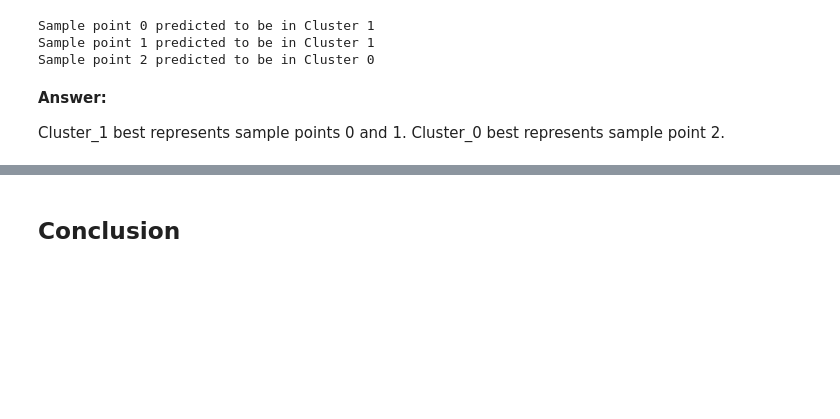
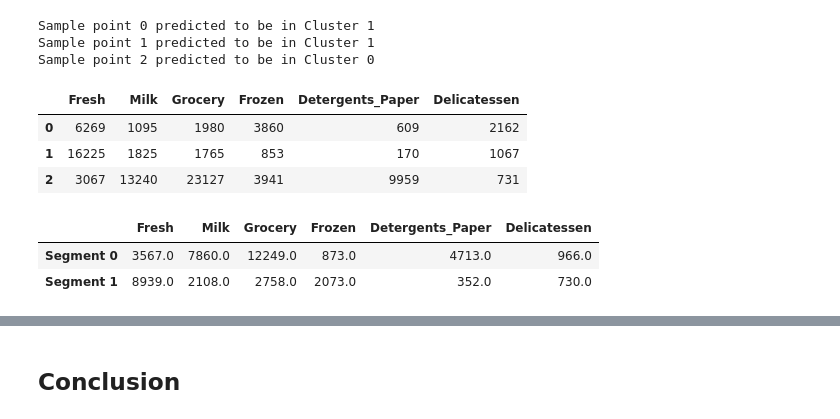
Before and after one commit to rachida-sghr/machine-learning, a Jupyter notebook: projects/customer_segments/customer_segments.ipynb, the cells around one changed output, grey strips where cells are left out. Cells and saved outputs as stored; diff of their text form; code cells hidden in the pictures; blank space fills up the shorter version.

```diff
--- a/projects/customer_segments/customer_segments.ipynb
+++ b/projects/customer_segments/customer_segments.ipynb
@@ -589,7 +624,14 @@ for i, pred in enumerate(sample_preds):
 Sample point 0 predicted to be in Cluster 1
 Sample point 1 predicted to be in Cluster 1
 Sample point 2 predicted to be in Cluster 0
-# %% [markdown]
-**Answer:**
-
-Cluster_1 best represents sample points 0 and 1. Cluster_0 best represents sample point 2.
+# %%
+display(samples)
+display(true_centers)
+# %% [output]
+|  | Fresh | Milk | Grocery | Frozen | Detergents_Paper | Delicatessen |
+| 0 | 6269 | 1095 | 1980 | 3860 | 609 | 2162 |
+| 1 | 16225 | 1825 | 1765 | 853 | 170 | 1067 |
+| 2 | 3067 | 13240 | 23127 | 3941 | 9959 | 731 |
+|  | Fresh | Milk | Grocery | Frozen | Detergents_Paper | Delicatessen |
+| Segment 0 | 3567.0 | 7860.0 | 12249.0 | 873.0 | 4713.0 | 966.0 |
+| Segment 1 | 8939.0 | 2108.0 | 2758.0 | 2073.0 | 352.0 | 730.0 |
```
Also changed, not shown: parts of 10 cells of this notebook.
